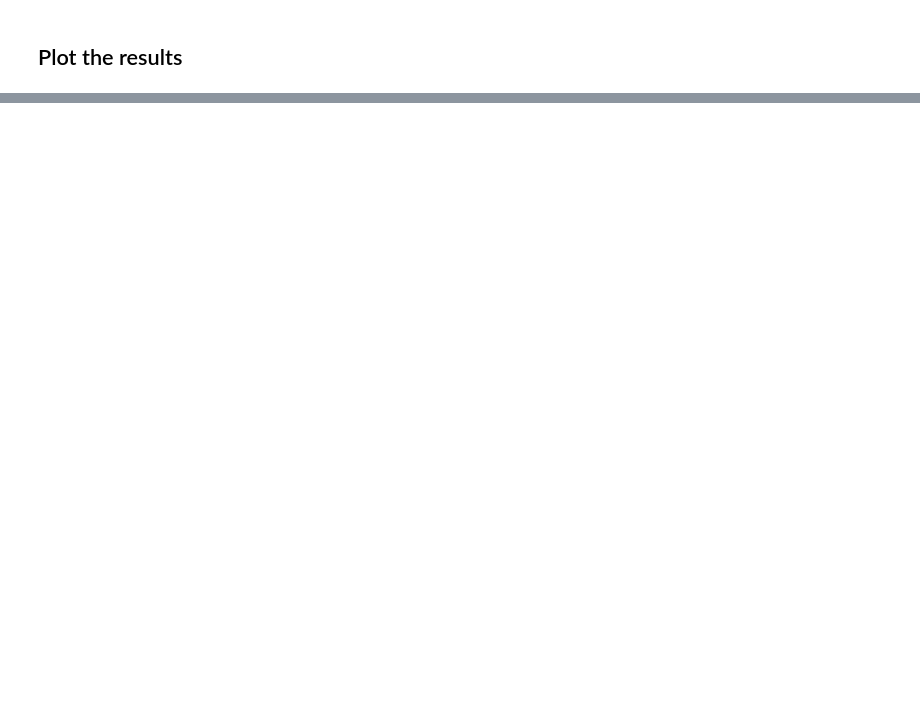
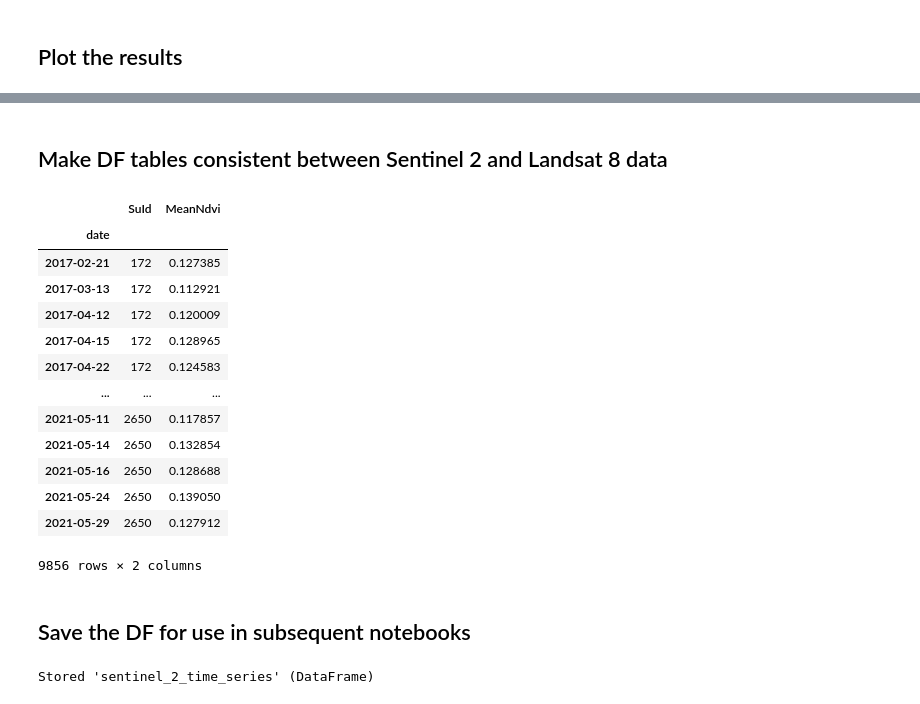
Before and after one commit to haselwimmer/vegetation-restoration-monitoring, a Jupyter notebook: final_notebooks/2a-sentinel2-time-series.ipynb, the cells around one changed output, grey strips where cells are left out. Cells and saved outputs as stored; diff of their text form; code cells hidden in the pictures; blank space fills up the shorter version.

```diff
--- a/final_notebooks/2a-sentinel2-time-series.ipynb
+++ b/final_notebooks/2a-sentinel2-time-series.ipynb
@@ -131,0 +192,38 @@ plt.show()
+# %% [markdown]
+## Make DF tables consistent between Sentinel 2 and Landsat 8 data
+# %%
+sentinel_2_time_series = copy.deepcopy(fis_df_all)
+
+# Drop columns
+sentinel_2_time_series.drop(columns=['min', 'max', 'stDev', 'clm_mean', 'snw_mean'], inplace=True)
+
+# Rename columns
+sentinel_2_time_series.rename(
+                columns={"mean": 'MeanNdvi'}, inplace=True)
+
+sentinel_2_time_series.rename(
+                columns={"ID": 'SuId'}, inplace=True)
+
+
+sentinel_2_time_series
+# %% [output]
+|  | SuId | MeanNdvi |
+| date |  |  |
+| 2017-02-21 | 172 | 0.127385 |
+| 2017-03-13 | 172 | 0.112921 |
+| 2017-04-12 | 172 | 0.120009 |
+| 2017-04-15 | 172 | 0.128965 |
+| 2017-04-22 | 172 | 0.124583 |
+| ... | ... | ... |
+| 2021-05-11 | 2650 | 0.117857 |
+| 2021-05-14 | 2650 | 0.132854 |
+| 2021-05-16 | 2650 | 0.128688 |
+| 2021-05-24 | 2650 | 0.139050 |
+| 2021-05-29 | 2650 | 0.127912 |
+9856 rows × 2 columns
+# %% [markdown]
+## Save the DF for use in subsequent notebooks
+# %%
+%store sentinel_2_time_series
+# %% [output]
+Stored 'sentinel_2_time_series' (DataFrame)
```
Also changed, not shown: parts of 5 cells of this notebook, 6 other files.
